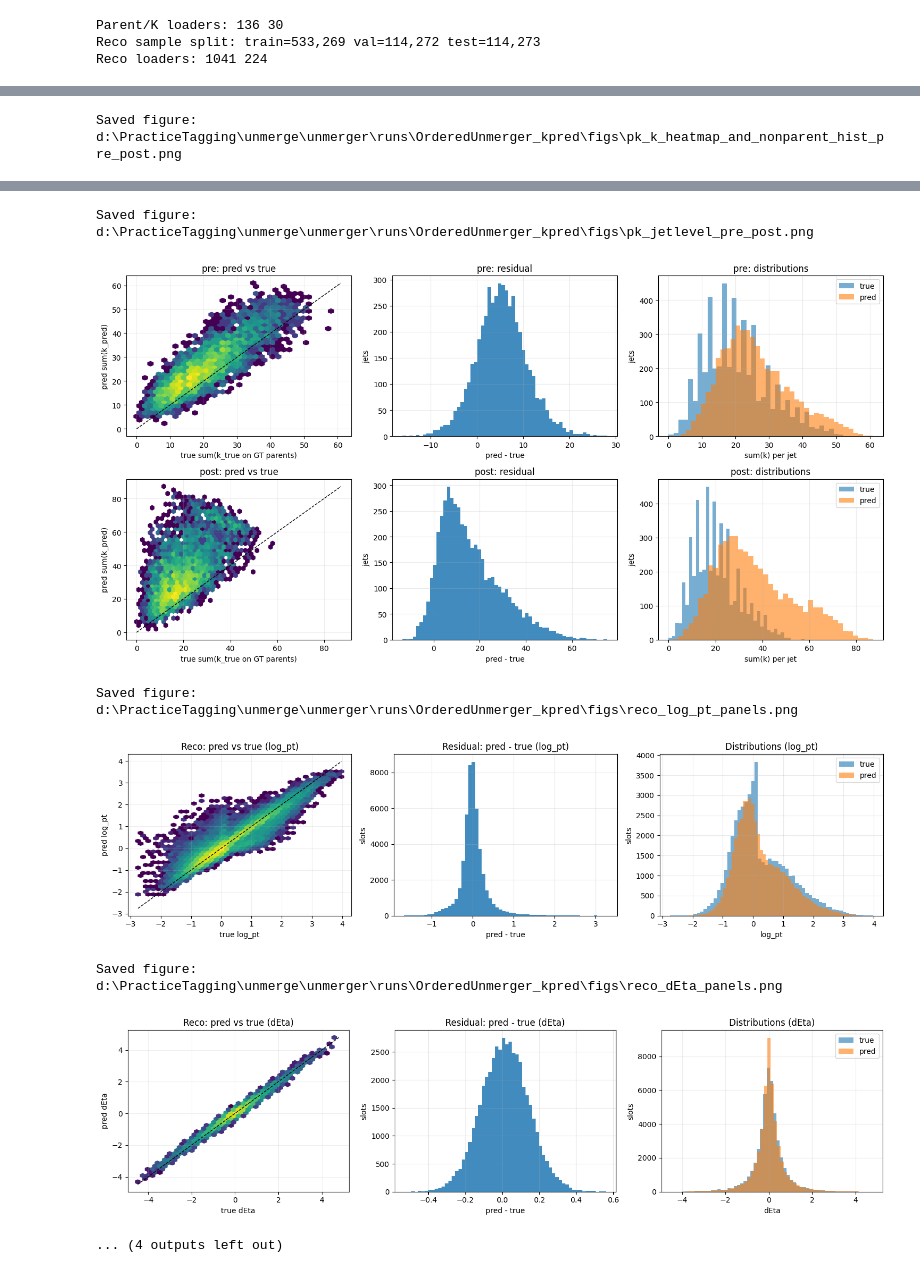
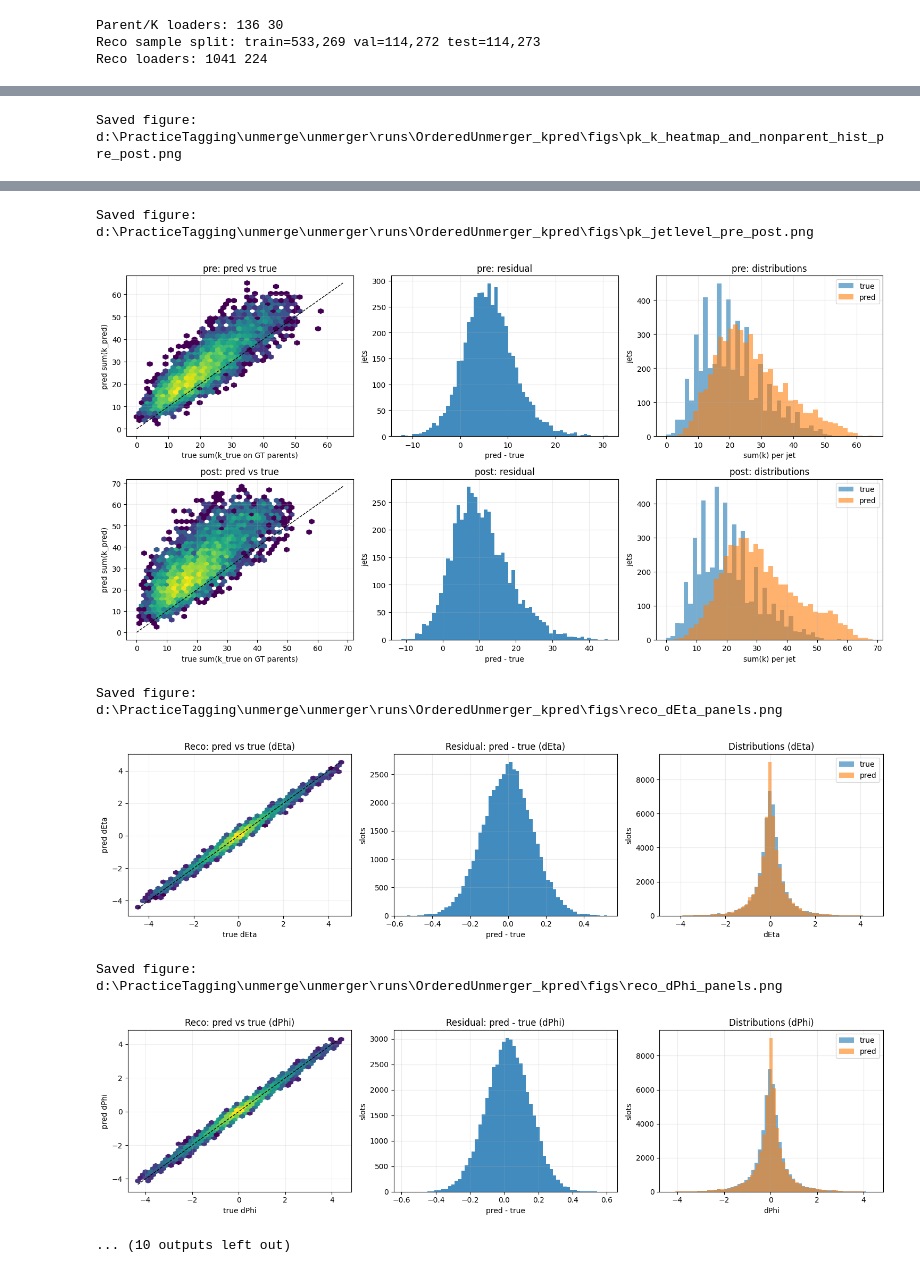
Before and after one commit to 29384729/Tagging, a Jupyter notebook: unmerger/unmerger.ipynb, the cells around one changed output, grey strips where cells are left out. Saved outputs shown, nothing was run; the diff lists cells and outputs as text; code cells hidden in the pictures.

```diff
--- a/unmerger/unmerger.ipynb
+++ b/unmerger/unmerger.ipynb
@@ -45,6 +45,8 @@ CONFIG = {
     'n_jets': 50000,
     'max_particles': 100,
     'pack_max_particles': 100,
+    # 特征开关：'4d' => (log_pt,dEta,dPhi,log_E)，'7d' => Baseline 同款 7 维 engineered features
+    'feature_kind': '7d',
     'hlt_effects': {
         'pt_resolution': 0.10,
         'eta_resolution': 0.03,
@@ -56,7 +58,8 @@ CONFIG = {
         'efficiency_loss': 0.03,
     },
     'model': {
-        'input_dim': 4,  # (log_pt, dEta, dPhi, log_E)
+        'input_dim': 4,  # will be overwritten by feature_kind switch below
+        'child_dim': 4,  # will be overwritten by feature_kind switch below
         'embed_dim': 128,
         'num_heads': 8,
         'num_layers_enc': 4,
@@ -132,6 +135,16 @@ CONFIG = {
     },
 }
 
+# 根据 feature_kind 自动设置 input_dim/child_dim
+FEATURE_KIND = str(CONFIG.get('feature_kind', '4d')).lower()
+if FEATURE_KIND.startswith('7'):
+    CONFIG['model']['input_dim'] = 7
+    CONFIG['model']['child_dim'] = 7
+else:
+    CONFIG['model']['input_dim'] = 4
+    CONFIG['model']['child_dim'] = 4
+print('Feature kind:', FEATURE_KIND, 'input_dim:', CONFIG['model']['input_dim'], 'child_dim:', CONFIG['model']['child_dim'])
+
 tool.save_config(CONFIG, CONFIG['io']['config_path'])
 print('Data path:', CONFIG['data_path'])
 print('Run dir:', CONFIG['io']['out_dir'])
@@ -179,16 +193,15 @@ hlt_raw, hlt_mask, off_mask, group_size, hlt_axis, samples, children = tool.appl
 print('HLT:', hlt_raw.shape, 'mask:', hlt_mask.shape)
 print('Merged-parent samples:', len(samples))
 
-# HLT-frame 4D features (raw->(log_pt,dEta,dPhi,log_E))
-jet_eta = hlt_axis[:, 0]
-jet_phi = hlt_axis[:, 1]
+# Features in HLT axis frame
+feature_kind = str(CONFIG.get('feature_kind', '4d'))
 
-hlt_feat = tool.raw_to_feats_with_axis(hlt_raw, hlt_mask, jet_eta, jet_phi)
+hlt_feat = tool.raw_to_feats(hlt_raw, hlt_mask, hlt_axis, kind=feature_kind)
 
 # Offline features in HLT frame (for targets + standardization stats)
 off_raw = constituents_raw.copy()
 off_raw[~off_mask] = 0.0
-off_feat = tool.raw_to_feats_with_axis(off_raw, off_mask, jet_eta, jet_phi)
+off_feat = tool.raw_to_feats(off_raw, off_mask, hlt_axis, kind=feature_kind)
 
 # Split jets for parent/k training
 idx = np.arange(hlt_feat.shape[0])
@@ -348,6 +361,7 @@ model = OrderedUnmerger(
     k_mode=str(mcfg.get('k_mode', 'reg')),
     k_bins=int(max_k) + 1,  # k in {0..max_k} for classification
     k_softplus_beta=float(mcfg.get('k_softplus_beta', 0.2)),
+    child_dim=int(mcfg.get('child_dim', mcfg['input_dim'])),
     init_k_bias=float(init_k_bias),
 ).to(device)
 
@@ -947,10 +959,17 @@ with torch.no_grad():
             pred_all.append(pred_v)
             true_all.append(tgt_v)
 
-pred_np = np.concatenate(pred_all, axis=0) if pred_all else np.zeros((0, 4), dtype=np.float32)
-true_np = np.concatenate(true_all, axis=0) if true_all else np.zeros((0, 4), dtype=np.float32)
+D_child = int(CONFIG['model'].get('child_dim', CONFIG['model']['input_dim']))
+pred_np = np.concatenate(pred_all, axis=0) if pred_all else np.zeros((0, D_child), dtype=np.float32)
+true_np = np.concatenate(true_all, axis=0) if true_all else np.zeros((0, D_child), dtype=np.float32)
 
-dim_names = ['log_pt', 'dEta', 'dPhi', 'log_E']
+if D_child == 4:
+    dim_names = ['log_pt', 'dEta', 'dPhi', 'log_E']
+else:
+    # 7D engineered feature order (mirrors Baseline.compute_features)
+    dim_names = ['dEta', 'dPhi', 'log_pt', 'log_E', 'log_pt_over_jetpt', 'log_E_over_jetE', 'dR']
+
+dim_names = dim_names[:D_child]
 for d, name in enumerate(dim_names):
     figB, ax = plt.subplots(1, 3, figsize=(15.0, 4.0))
     if true_np.shape[0] > 0:
@@ -998,10 +1017,10 @@ Saved figure: d:\PracticeTagging\unmerge\unmerger\runs\OrderedUnmerger_kpred\fig
 Saved figure: d:\PracticeTagging\unmerge\unmerger\runs\OrderedUnmerger_kpred\figs\pk_jetlevel_pre_post.png
-[figure, old version]
+[figure, new version]
-Saved figure: d:\PracticeTagging\unmerge\unmerger\runs\OrderedUnmerger_kpred\figs\reco_log_pt_panels.png
+Saved figure: d:\PracticeTagging\unmerge\unmerger\runs\OrderedUnmerger_kpred\figs\reco_dEta_panels.png
-[figure, old version]
+[figure, new version]
-Saved figure: d:\PracticeTagging\unmerge\unmerger\runs\OrderedUnmerger_kpred\figs\reco_dEta_panels.png
+Saved figure: d:\PracticeTagging\unmerge\unmerger\runs\OrderedUnmerger_kpred\figs\reco_dPhi_panels.png
-[figure, old version]
+[figure, new version]
-... (4 outputs left out)
+... (10 outputs left out)
 # %%
 # Build full unmerged view for downstream dual-view tagger (uses trained unmerger)
 
```
Also changed, not shown: parts of 8 cells of this notebook, 1 other file.
